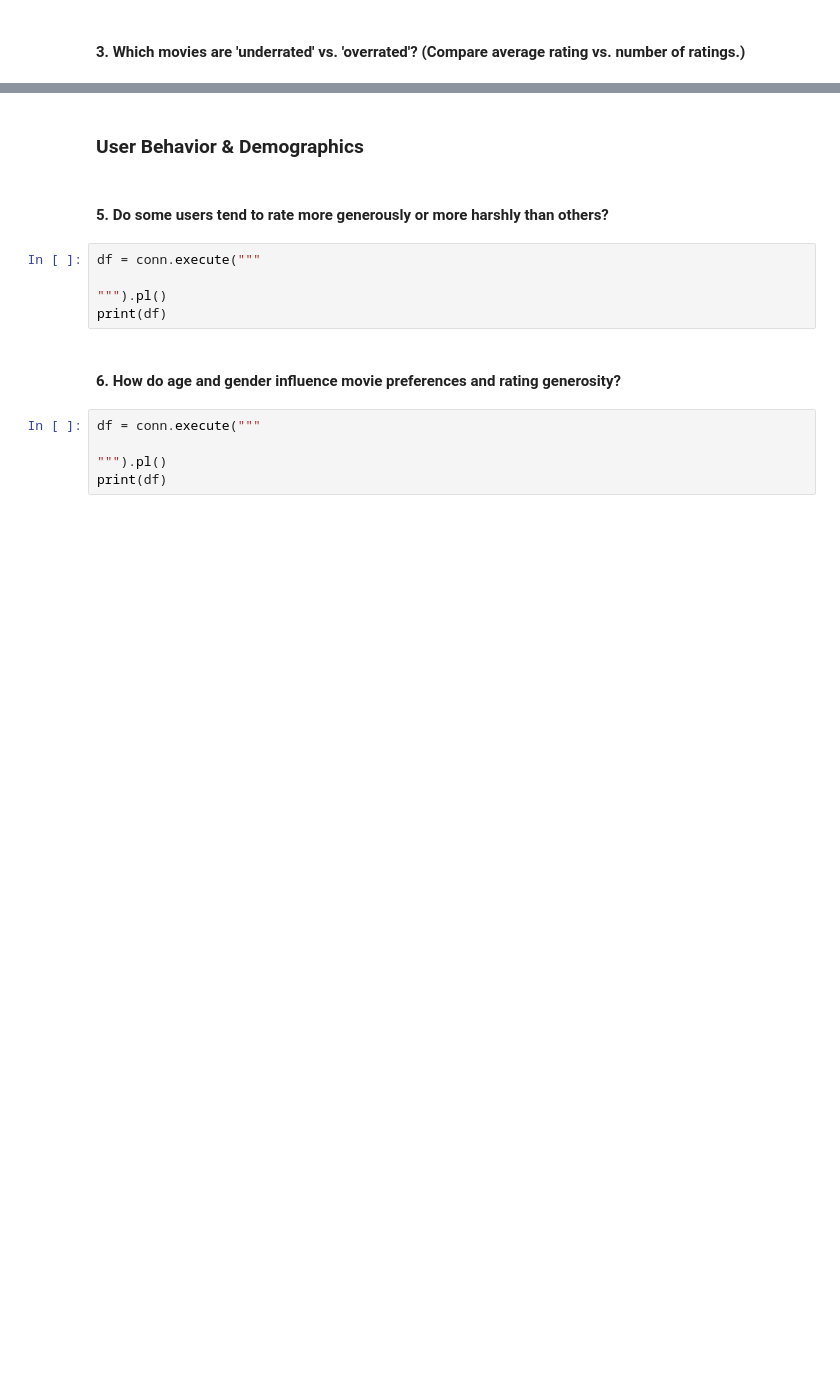
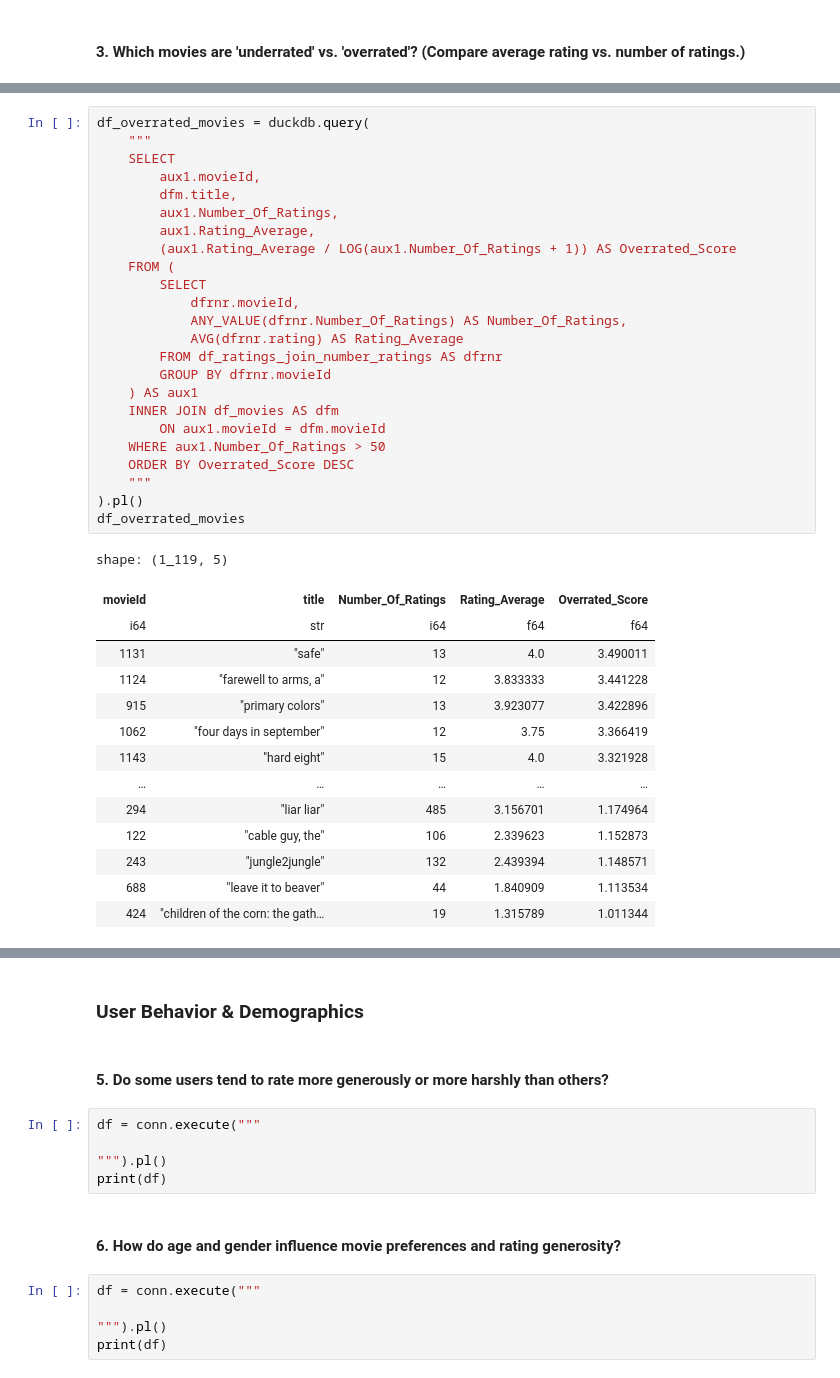
Before and after one commit to GoncaloBento/movielens-aws-duckdb, a Jupyter notebook: notebooks/data_base_handler.ipynb, the cells around one changed output, grey strips where cells are left out. Saved outputs shown, nothing was run; the diff lists cells and outputs as text; blank space fills up the shorter version.

```diff
--- a/notebooks/data_base_handler.ipynb
+++ b/notebooks/data_base_handler.ipynb
@@ -458,0 +544,39 @@ print(df)
+# %%
+df_overrated_movies = duckdb.query(
+    """
+    SELECT
+        aux1.movieId,
+        dfm.title,
+        aux1.Number_Of_Ratings,
+        aux1.Rating_Average,
+        (aux1.Rating_Average / LOG(aux1.Number_Of_Ratings + 1)) AS Overrated_Score
+    FROM (
+        SELECT
+            dfrnr.movieId,
+            ANY_VALUE(dfrnr.Number_Of_Ratings) AS Number_Of_Ratings,
+            AVG(dfrnr.rating) AS Rating_Average
+        FROM df_ratings_join_number_ratings AS dfrnr
+        GROUP BY dfrnr.movieId
+    ) AS aux1
+    INNER JOIN df_movies AS dfm
+        ON aux1.movieId = dfm.movieId
+    WHERE aux1.Number_Of_Ratings > 50
+    ORDER BY Overrated_Score DESC
+    """
+).pl()
+df_overrated_movies
+# %% [output]
+shape: (1_119, 5)
+| movieId | title | Number_Of_Ratings | Rating_Average | Overrated_Score |
+| i64 | str | i64 | f64 | f64 |
+| 1131 | "safe" | 13 | 4.0 | 3.490011 |
+| 1124 | "farewell to arms, a" | 12 | 3.833333 | 3.441228 |
+| 915 | "primary colors" | 13 | 3.923077 | 3.422896 |
+| 1062 | "four days in september" | 12 | 3.75 | 3.366419 |
+| 1143 | "hard eight" | 15 | 4.0 | 3.321928 |
+| … | … | … | … | … |
+| 294 | "liar liar" | 485 | 3.156701 | 1.174964 |
+| 122 | "cable guy, the" | 106 | 2.339623 | 1.152873 |
+| 243 | "jungle2jungle" | 132 | 2.439394 | 1.148571 |
+| 688 | "leave it to beaver" | 44 | 1.840909 | 1.113534 |
+| 424 | "children of the corn: the gath… | 19 | 1.315789 | 1.011344 |
```
Also changed, not shown: parts of 39 cells of this notebook.
